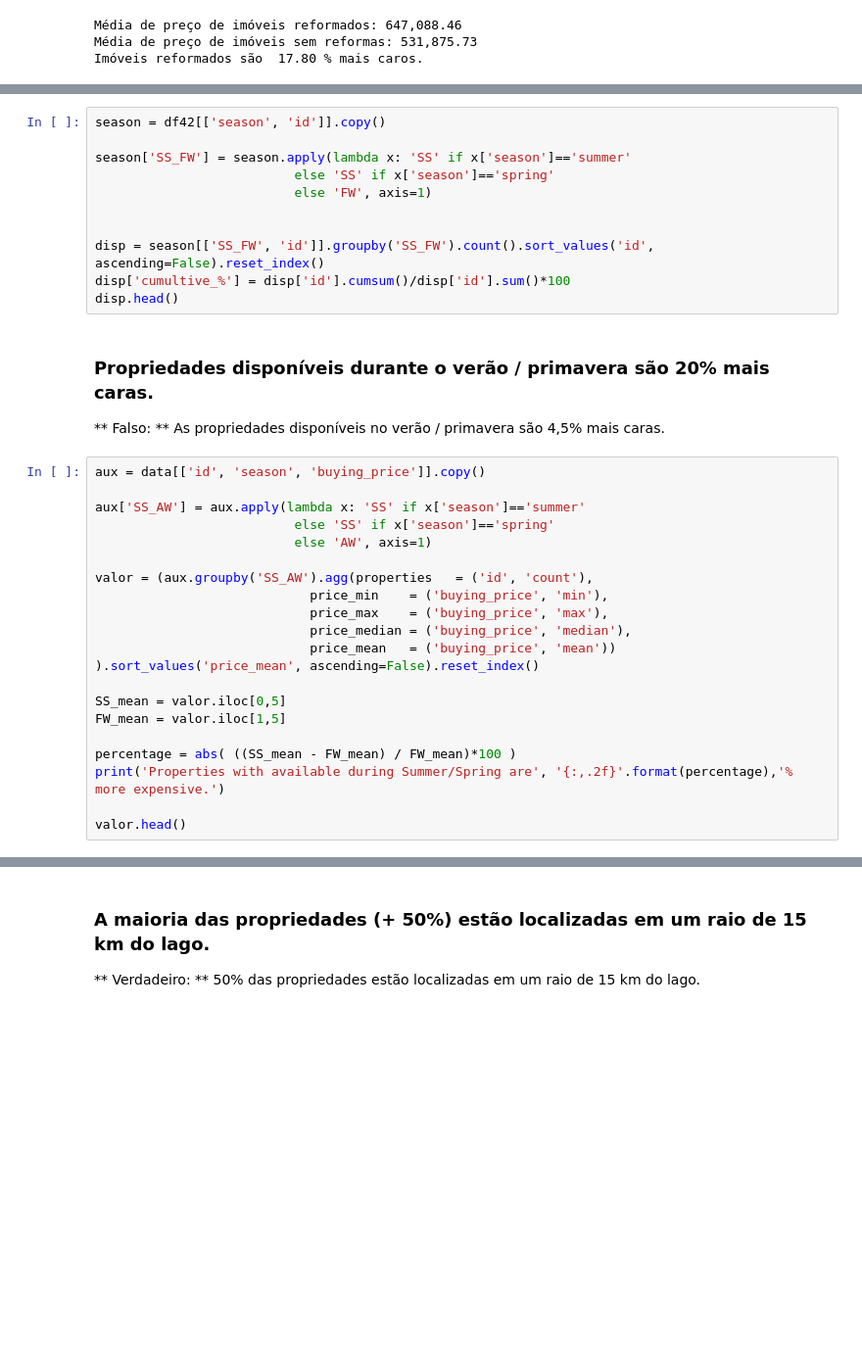
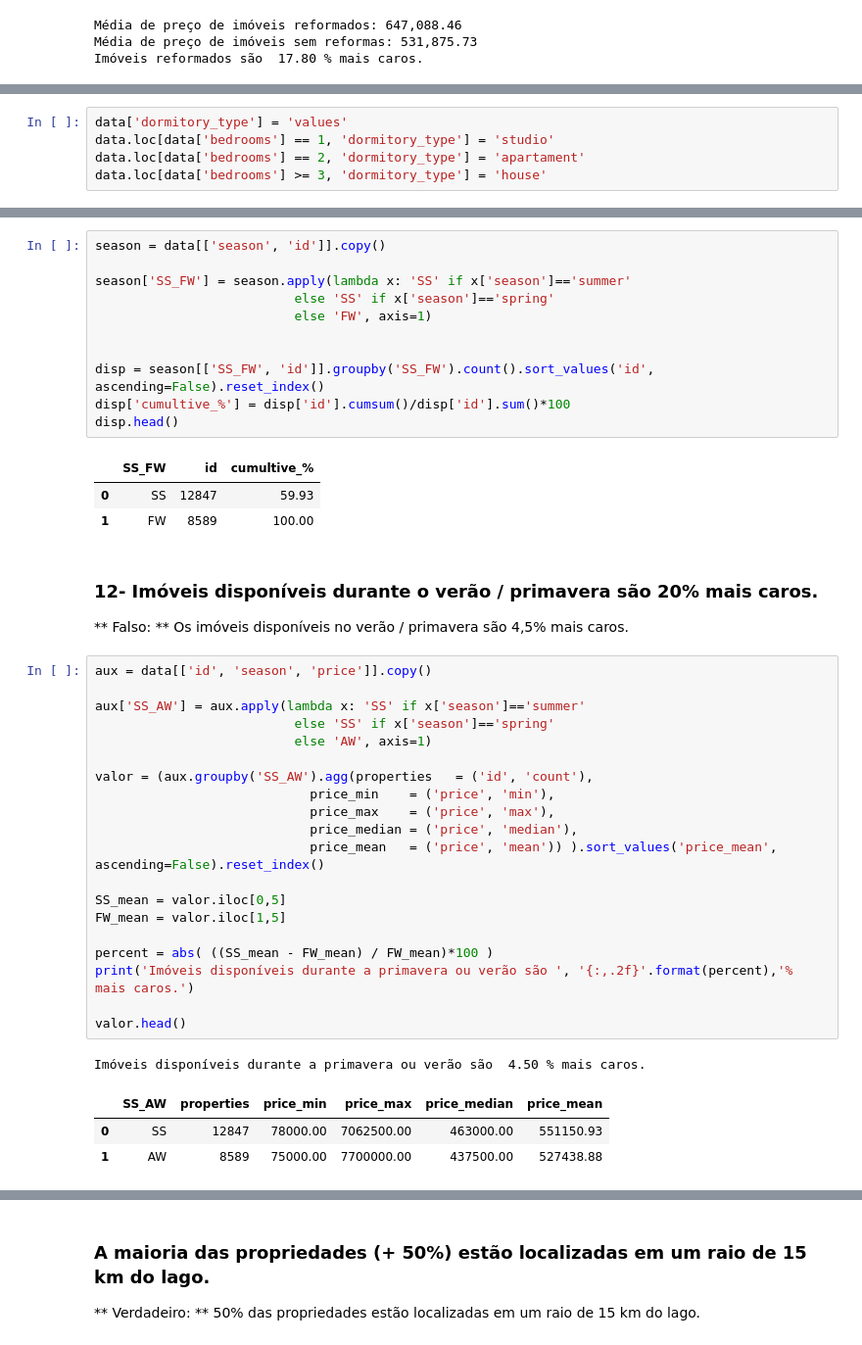
Before and after one commit to obregonrodrigo/house-rocket-insights, a Jupyter notebook: notebooks/notebook.ipynb, the cells around one changed output, grey strips where cells are left out. Shown at 98% size. Saved outputs shown, nothing was run; the diff lists cells and outputs as text; blank space fills up the shorter version.

```diff
--- a/notebooks/notebook.ipynb
+++ b/notebooks/notebook.ipynb
@@ -612 +649,6 @@ Properties with 3 bedrooms are  25.24 % more expensive than those which have 2 b
+# %%
+data['dormitory_type'] = 'values'
+data.loc[data['bedrooms'] == 1, 'dormitory_type'] = 'studio'
+data.loc[data['bedrooms'] == 2, 'dormitory_type'] = 'apartament'
+data.loc[data['bedrooms'] >= 3, 'dormitory_type'] = 'house'
 # %% [markdown]
@@ -633,6 +679,6 @@ print('Properties with 2 floors are {:,.2f}'.format(percentage),'% more expensiv
 ** Verdadeiro: ** Quase 60% das propriedades ficaram disponíveis durante o verão / primavera.
 # %%
-season = df42[['season', 'id']].copy()
+season = data[['season', 'id']].copy()
 
 season['SS_FW'] = season.apply(lambda x: 'SS' if x['season']=='summer'
                           else 'SS' if x['season']=='spring'
@@ -642,26 +688,35 @@ season['SS_FW'] = season.apply(lambda x: 'SS' if x['season']=='summer'
 disp = season[['SS_FW', 'id']].groupby('SS_FW').count().sort_values('id', ascending=False).reset_index()
 disp['cumultive_%'] = disp['id'].cumsum()/disp['id'].sum()*100
 disp.head()
+# %% [output]
+|  | SS_FW | id | cumultive_% |
+| 0 | SS | 12847 | 59.93 |
+| 1 | FW | 8589 | 100.00 |
 # %% [markdown]
-### Propriedades disponíveis durante o verão / primavera são 20% mais caras.
-** Falso: ** As propriedades disponíveis no verão / primavera são 4,5% mais caras.
+### 12- Imóveis disponíveis durante o verão / primavera são 20% mais caros.
+** Falso: ** Os imóveis disponíveis no verão / primavera são 4,5% mais caros.
 # %%
-aux = data[['id', 'season', 'buying_price']].copy()
+aux = data[['id', 'season', 'price']].copy()
 
 aux['SS_AW'] = aux.apply(lambda x: 'SS' if x['season']=='summer'
                           else 'SS' if x['season']=='spring'
                           else 'AW', axis=1)
 
 valor = (aux.groupby('SS_AW').agg(properties   = ('id', 'count'),
-                            price_min    = ('buying_price', 'min'),
-                            price_max    = ('buying_price', 'max'),
-                            price_median = ('buying_price', 'median'),
-                            price_mean   = ('buying_price', 'mean')) ).sort_values('price_mean', ascending=False).reset_index()
+                            price_min    = ('price', 'min'),
+                            price_max    = ('price', 'max'),
+                            price_median = ('price', 'median'),
+                            price_mean   = ('price', 'mean')) ).sort_values('price_mean', ascending=False).reset_index()
 
 SS_mean = valor.iloc[0,5]
 FW_mean = valor.iloc[1,5]
 
-percentage = abs( ((SS_mean - FW_mean) / FW_mean)*100 )
-print('Properties with available during Summer/Spring are', '{:,.2f}'.format(percentage),'% more expensive.')
+percent = abs( ((SS_mean - FW_mean) / FW_mean)*100 )
+print('Imóveis disponíveis durante a primavera ou verão são ', '{:,.2f}'.format(percent),'% mais caros.')
 
 valor.head()
+# %% [output]
+Imóveis disponíveis durante a primavera ou verão são  4.50 % mais caros.
+|  | SS_AW | properties | price_min | price_max | price_median | price_mean |
+| 0 | SS | 12847 | 78000.00 | 7062500.00 | 463000.00 | 551150.93 |
+| 1 | AW | 8589 | 75000.00 | 7700000.00 | 437500.00 | 527438.88 |
```
Also changed, not shown: parts of 46 cells of this notebook.
